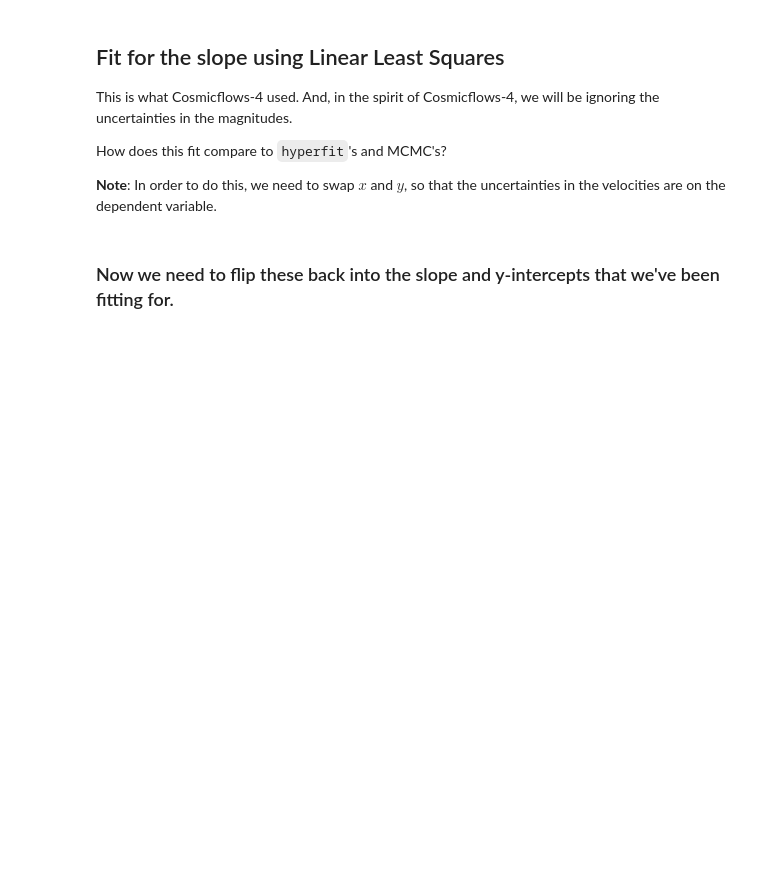
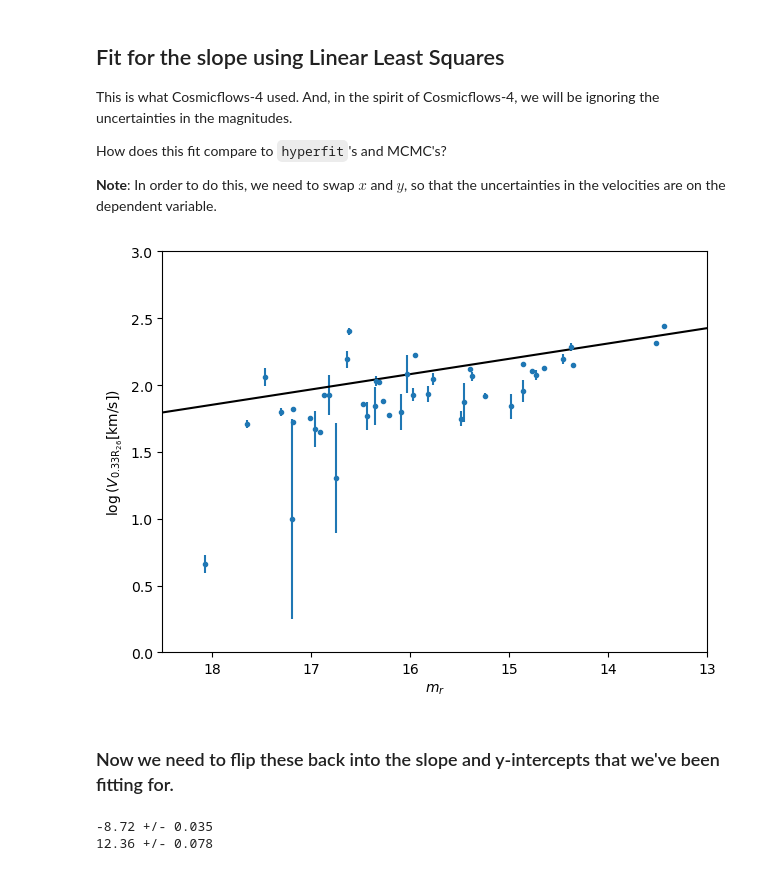
Before and after one commit to DESI-UR/DESI_SGA, a Jupyter notebook: TF/SV/Coma-Fuji_KAD.ipynb, the cells around one changed output. Cells and saved outputs as stored; diff of their text form; code cells hidden in the pictures; blank space fills up the shorter version.

```diff
--- a/TF/SV/Coma-Fuji_KAD.ipynb
+++ b/TF/SV/Coma-Fuji_KAD.ipynb
@@ -1173,5 +1170,31 @@ ATA = np.dot(A.T, A/(yerr**2)[:, None])
 cov = np.linalg.inv(ATA)
 
 w = np.linalg.solve(ATA, np.dot(A.T, y/yerr**2))
+# %%
+plt.figure(tight_layout=True)
+
+plt.errorbar(x, y + V0, yerr=yerr, fmt='.')
+
+plt.plot([13,19], w[0]*np.array([13,19]) + w[1] + V0, 'k')
+
+plt.xlabel('$m_r$')
+plt.ylabel(r"$\log{(V_\mathrm{0.33R_{26}} [\mathrm{km/s}])}$")
+
+plt.xlim(18.5, 13)
+plt.ylim(0, 3);
+# %% [output]
+[figure, added]
 # %% [markdown]
 ### Now we need to flip these back into the slope and y-intercepts that we've been fitting for.
+# %%
+lls_m = 1./w[0]
+lls_b = -w[1]/w[0]
+
+lls_dm = lls_m**2 * np.sqrt(cov[0,0])
+lls_db = np.sqrt( (lls_b/w[0])**2 * cov[0,0] + lls_m**2 * cov[1,1] + 2*(lls_b/lls_m**2) * cov[1,0] )
+
+print(f'{lls_m:.2f} +/- {lls_dm:.3f}')
+print(f'{lls_b:.2f} +/- {lls_db:.3f}')
+# %% [output]
+-8.72 +/- 0.035
+12.36 +/- 0.078
```
Also changed, not shown: parts of 14 cells of this notebook, 4 other files.
